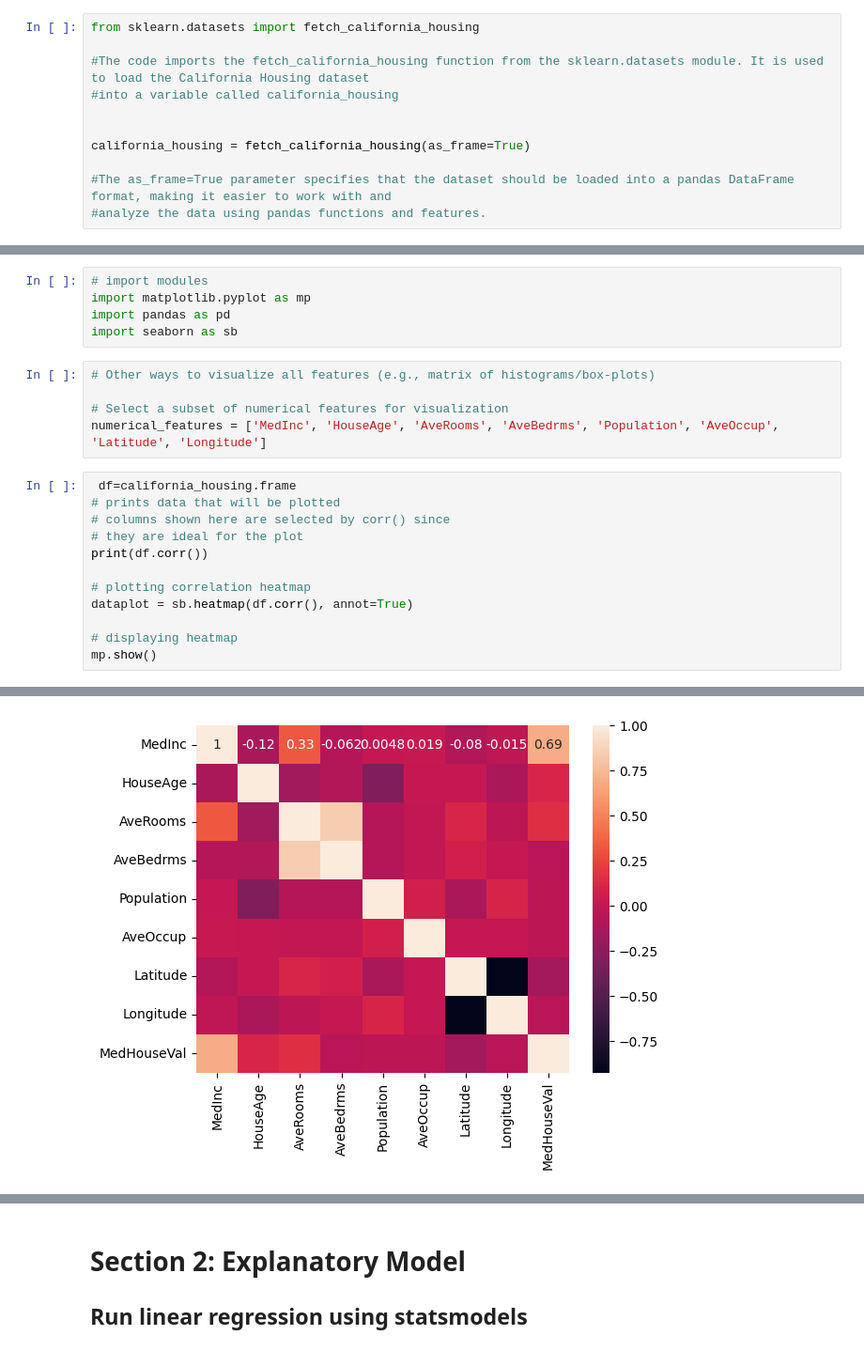
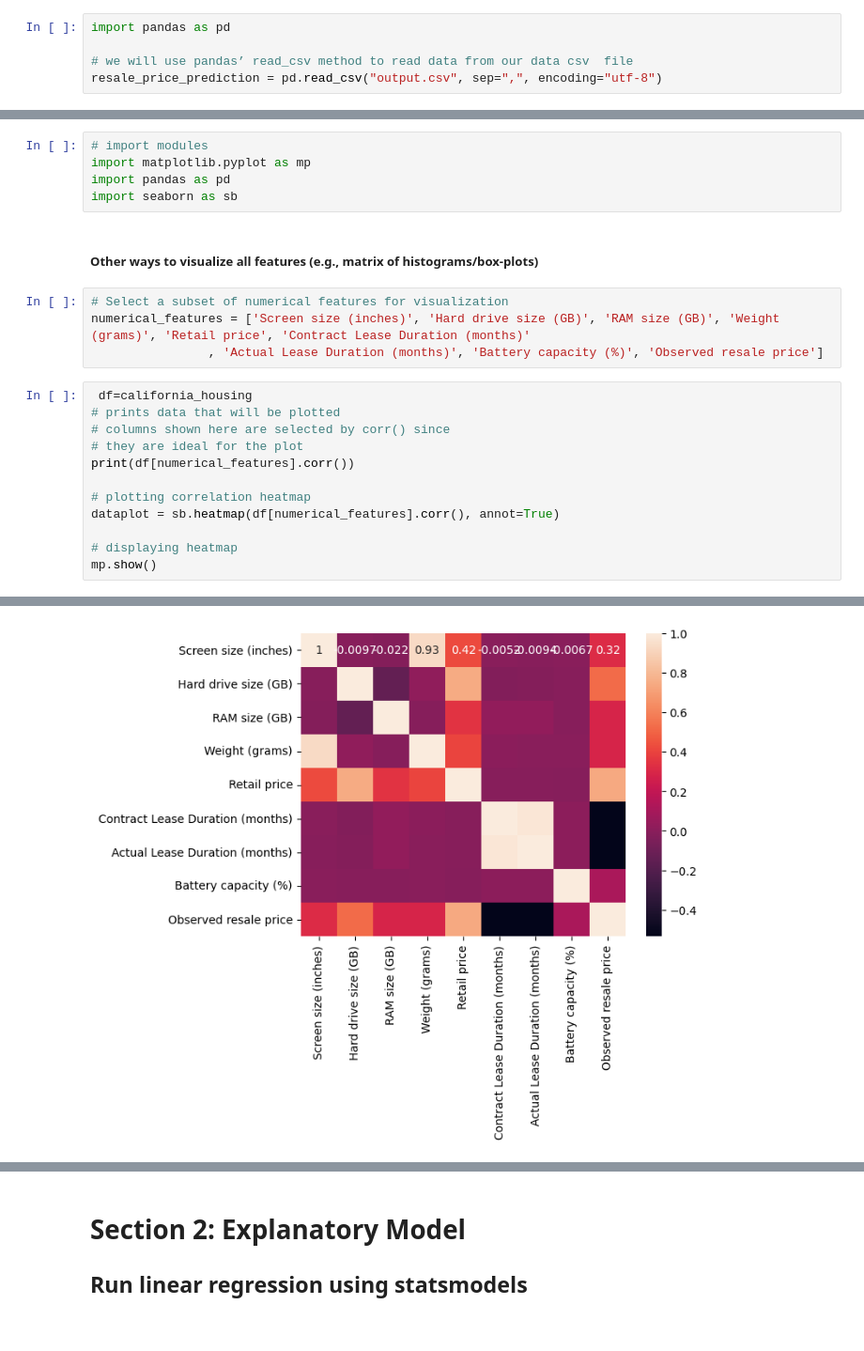
Before and after one commit to Humboldt-WI/IPML, a Jupyter notebook: t2_case_study.ipynb, the cells around one changed output, grey strips where cells are left out. Shown at 94% size. Drawn from its saved outputs; the diff is of its cells as text.

```diff
--- a/t2_case_study.ipynb
+++ b/t2_case_study.ipynb
@@ -65,14 +65,8 @@ In this section, we will load the California Housing dataset.The California Hous
 # %%
-from sklearn.datasets import fetch_california_housing
+import pandas as pd
 
-#The code imports the fetch_california_housing function from the sklearn.datasets module. It is used to load the California Housing dataset
-#into a variable called california_housing
-
-
-california_housing = fetch_california_housing(as_frame=True)
-
-#The as_frame=True parameter specifies that the dataset should be loaded into a pandas DataFrame format, making it easier to work with and
-#analyze the data using pandas functions and features.
+# we will use pandas’ read_csv method to read data from our data csv  file
+resale_price_prediction = pd.read_csv("output.csv", sep=",", encoding="utf-8")
 # %% [markdown]
 ##### Tip: if you get " ModuleNotFoundError: ... " This means your system doesnt not have a particular python package.
 Python packages are best installed using pip commands.
@@ -219,20 +192,21 @@ array([[<Axes: title={'center': 'MedInc'}>,
 import matplotlib.pyplot as mp
 import pandas as pd
 import seaborn as sb
-# %%
-# Other ways to visualize all features (e.g., matrix of histograms/box-plots)
-
-# Select a subset of numerical features for visualization
-numerical_features = ['MedInc', 'HouseAge', 'AveRooms', 'AveBedrms', 'Population', 'AveOccup', 'Latitude', 'Longitude']
+# %% [markdown]
+##### Other ways to visualize all features (e.g., matrix of histograms/box-plots)
+# %%
+# Select a subset of numerical features for visualization
+numerical_features = ['Screen size (inches)', 'Hard drive size (GB)', 'RAM size (GB)', 'Weight (grams)', 'Retail price', 'Contract Lease Duration (months)'
+                , 'Actual Lease Duration (months)', 'Battery capacity (%)', 'Observed resale price']
 # %%
- df=california_housing.frame
+ df=california_housing
 # prints data that will be plotted
 # columns shown here are selected by corr() since
 # they are ideal for the plot
-print(df.corr())
+print(df[numerical_features].corr())
 
 # plotting correlation heatmap
-dataplot = sb.heatmap(df.corr(), annot=True)
+dataplot = sb.heatmap(df[numerical_features].corr(), annot=True)
 
 # displaying heatmap
 mp.show()
@@ -257 +231 @@ MedHouseVal -0.144160  -0.045967     1.000000
-[figure, old version]
+[figure, new version]
```
Also changed, not shown: parts of 36 cells of this notebook.
